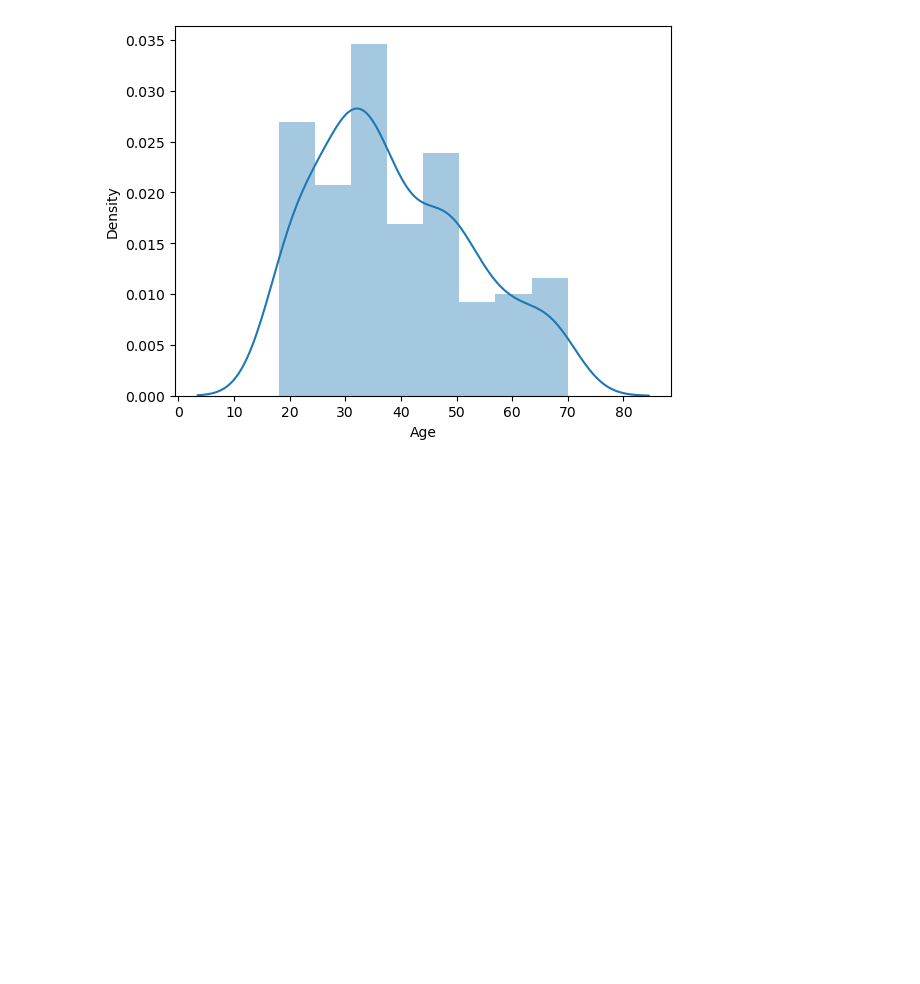
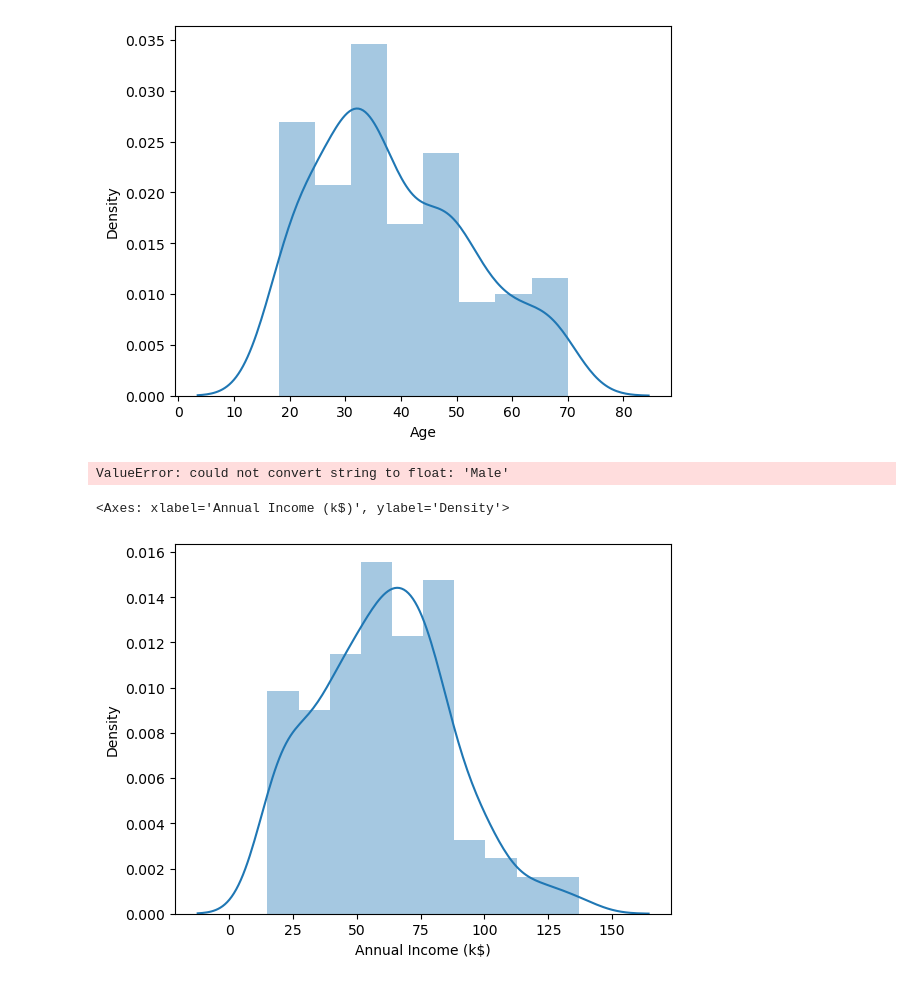
Before and after one commit to ParamDesai111/Mall-Customer-Segmentation-Analysis, a Jupyter notebook: Analysis-Clustering.ipynb, the cells around one changed output. Cells and saved outputs as stored; diff of their text form; code cells hidden in the pictures; blank space fills up the shorter version.

```diff
--- a/Analysis-Clustering.ipynb
+++ b/Analysis-Clustering.ipynb
@@ -61,3 +62,12 @@ sns.distplot(df['Age'])
 # %% [output]
 <Axes: xlabel='Age', ylabel='Density'>
 [figure]
+# %%
+sns.countplot(df['Gender'])
+# %% [output]
+ValueError: could not convert string to float: 'Male'
+# %%
+sns.distplot(df['Annual Income (k$)']) #in thousands uniform distribution
+# %% [output]
+<Axes: xlabel='Annual Income (k$)', ylabel='Density'>
+[figure, added]
```
Also changed, not shown: parts of 4 cells of this notebook.
